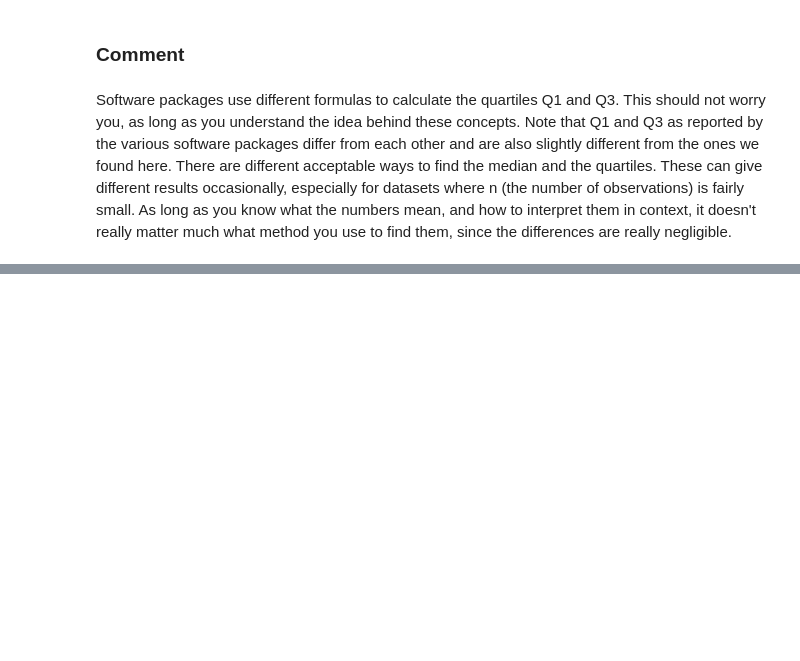
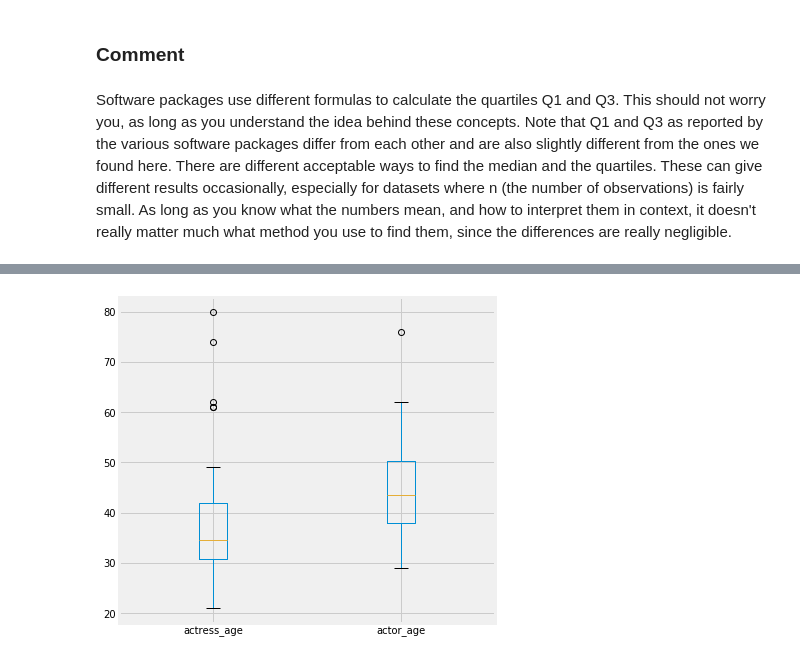
Before and after one commit to bprasad26/statistics_with_python, a Jupyter notebook: Notebooks/02_EDA_Examining_Distributions_part2.ipynb, the cells around one changed output, grey strips where cells are left out. Cells and saved outputs as stored; diff of their text form; code cells hidden in the pictures; blank space fills up the shorter version.

```diff
--- a/Notebooks/02_EDA_Examining_Distributions_part2.ipynb
+++ b/Notebooks/02_EDA_Examining_Distributions_part2.ipynb
@@ -298,0 +489,7 @@ Software packages use different formulas to calculate the quartiles Q1 and Q3. T
+# %%
+# merge the two datasets together to make ploting easier
+
+d = {'actress_age':list(actress['Age']),
+    'actor_age':list(actor['Age'])}
+oscars = pd.DataFrame(data=d)
+oscars
@@ -298,0 +514,4 @@ Software packages use different formulas to calculate the quartiles Q1 and Q3. T
+# %%
+oscars.plot.box(figsize=(6,6));
+# %% [output]
+[figure, added]
```
Also changed, not shown: parts of 213 cells of this notebook, 25 other files.
